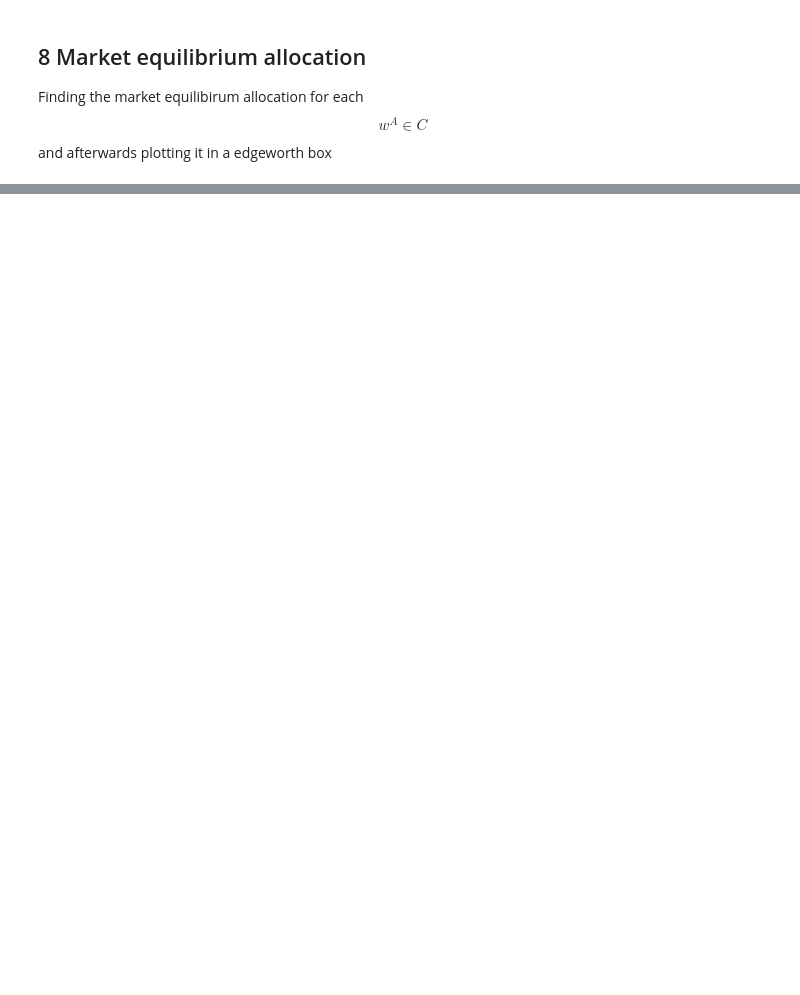
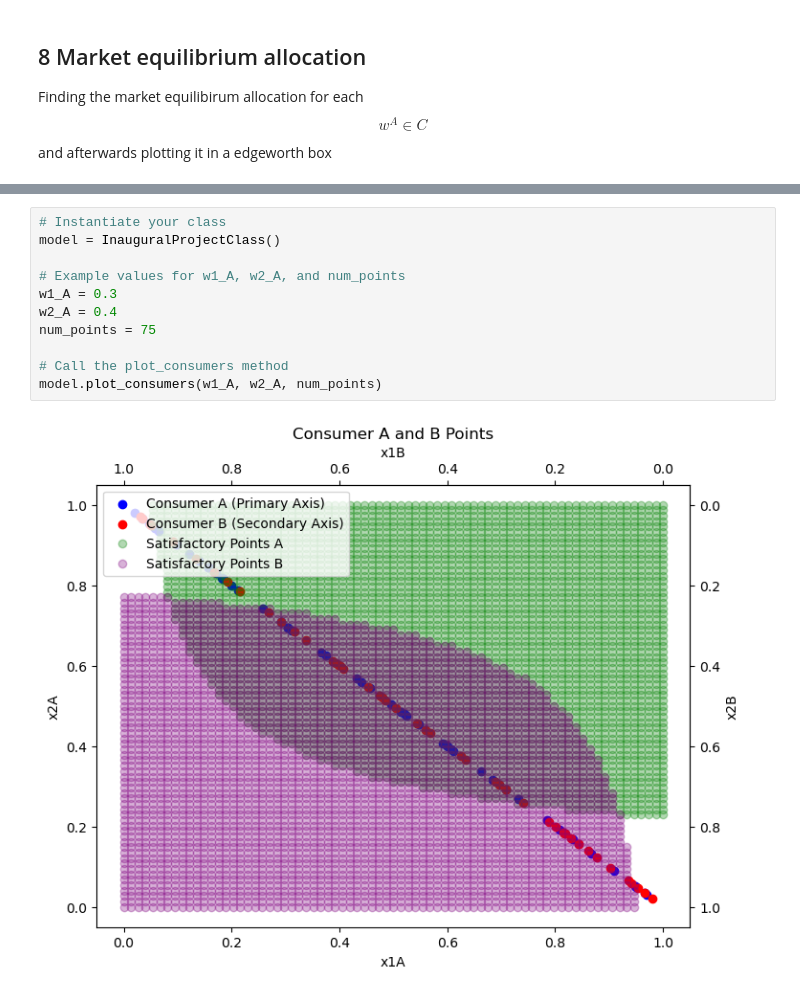
Before and after one commit to NumEconCopenhagen/projects-2024-oliver-niklas-philipp, a Jupyter notebook: inauguralproject/inauguralproject.ipynb, the cells around one changed output, grey strips where cells are left out. Drawn from its saved outputs; the diff is of its cells as text; blank space fills up the shorter version.

```diff
--- a/inauguralproject/inauguralproject.ipynb
+++ b/inauguralproject/inauguralproject.ipynb
@@ -1042,0 +352,13 @@ plt.show()
+# %%
+# Instantiate your class
+model = InauguralProjectClass()
+
+# Example values for w1_A, w2_A, and num_points
+w1_A = 0.3
+w2_A = 0.4
+num_points = 75
+
+# Call the plot_consumers method
+model.plot_consumers(w1_A, w2_A, num_points)
+# %% [output]
+[figure, added]
```
Also changed, not shown: parts of 28 cells of this notebook, 8 other files.
